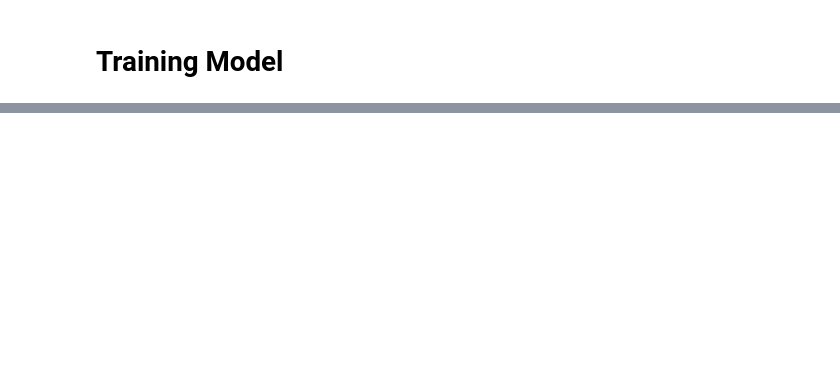
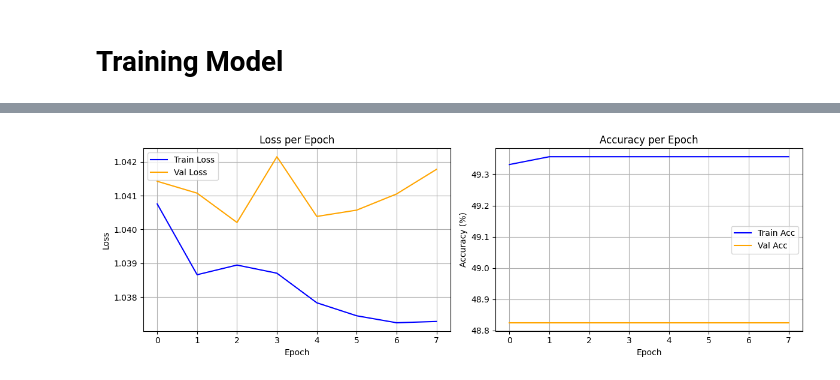
Before and after one commit to kresnaj/capstone-ml, a Jupyter notebook: training_torch.ipynb, the cells around one changed output, grey strips where cells are left out. Drawn from its saved outputs; the diff is of its cells as text; code cells hidden in the pictures; blank space fills up the shorter version.

```diff
--- a/training_torch.ipynb
+++ b/training_torch.ipynb
@@ -188,5 +140,0 @@ val_iter.batch_idx = np.arange(len(val_iter.dataset))
-# %%
-embedding_matrix = TEKS.vocab.vectors
-embedding_dim = embedding_matrix.shape[1]
-
-print("Shape:", embedding_matrix.shape)
@@ -248,3 +176,12 @@ print(df_classification['sentimen'].value_counts())
+# %%
+model = LSTMModel(
+    vocab_size=len(vocab),
+    embedding_dim=300,
+    num_kategori=kategori_train.shape[1],
+    num_date=date_features_train_scaled.shape[1],
+    hidden_dim=256,
+    num_classes=3
+).to(accelerator)
 # %%
 class_weights = compute_class_weight(
     class_weight='balanced',
@@ -307,3 +198,6 @@ optimizer = optim.AdamW(deep_model.parameters(), lr=0.001, weight_decay=1e-5)
 # %%
 class_weights= torch.FloatTensor(class_weights).to(accelerator)
+# %%
+criterion = nn.CrossEntropyLoss()
+optimizer = optim.AdamW(model.parameters(), lr=0.001, weight_decay=1e-5)
 # %%
@@ -381,10 +277,5 @@ def training(model, train_loader, val_loader, criterion, optimizer, num_epochs):
     return train_losses, train_accs, val_losses, val_accs
 # %%
 train_losses, train_accs, val_losses, val_accs = training(
-    deep_model,
-    train_iter,
-    val_iter,
-    criterion,
-    optimizer,
-    num_epochs=50
+    model, train_loader, val_loader, criterion, optimizer, num_epochs=50
 )
@@ -430,26 +292,27 @@ print(f'Validation Accuracy: {test_accuracy*100:.2f}%')
 # %%
-def plot_training_history(train_losses, train_accs, val_loss, val_acc):
+def plot_training_history(train_losses, train_accs, val_losses, val_accs):
     plt.figure(figsize=(12, 4))
-
     plt.subplot(1, 2, 1)
-    plt.plot(train_losses, label='Train', color='black')
-    plt.plot(val_loss, label='Validation', color='purple')
+    plt.plot(train_losses, label='Train Loss', color='blue')
+    plt.plot(val_losses, label='Val Loss', color='orange')
     plt.title('Loss per Epoch')
     plt.xlabel('Epoch')
     plt.ylabel('Loss')
     plt.legend()
     plt.grid()
 
     plt.subplot(1, 2, 2)
-    plt.plot(train_accs, label='Train', color='black')
-    plt.plot(val_acc, label='Validation', color='purple')
+    plt.plot(train_accs, label='Train Acc', color='blue')
+    plt.plot(val_accs, label='Val Acc', color='orange')
     plt.title('Accuracy per Epoch')
     plt.xlabel('Epoch')
     plt.ylabel('Accuracy (%)')
     plt.legend()
     plt.grid()
 
     plt.tight_layout()
     plt.show()
 
-plot_training_history(train_losses, train_accur, val_loss, val_acc)
+plot_training_history(train_losses, train_accs, val_losses, val_accs)
+# %% [output]
+[figure, added]
```
Also changed, not shown: parts of 66 cells of this notebook, 2 other files.
